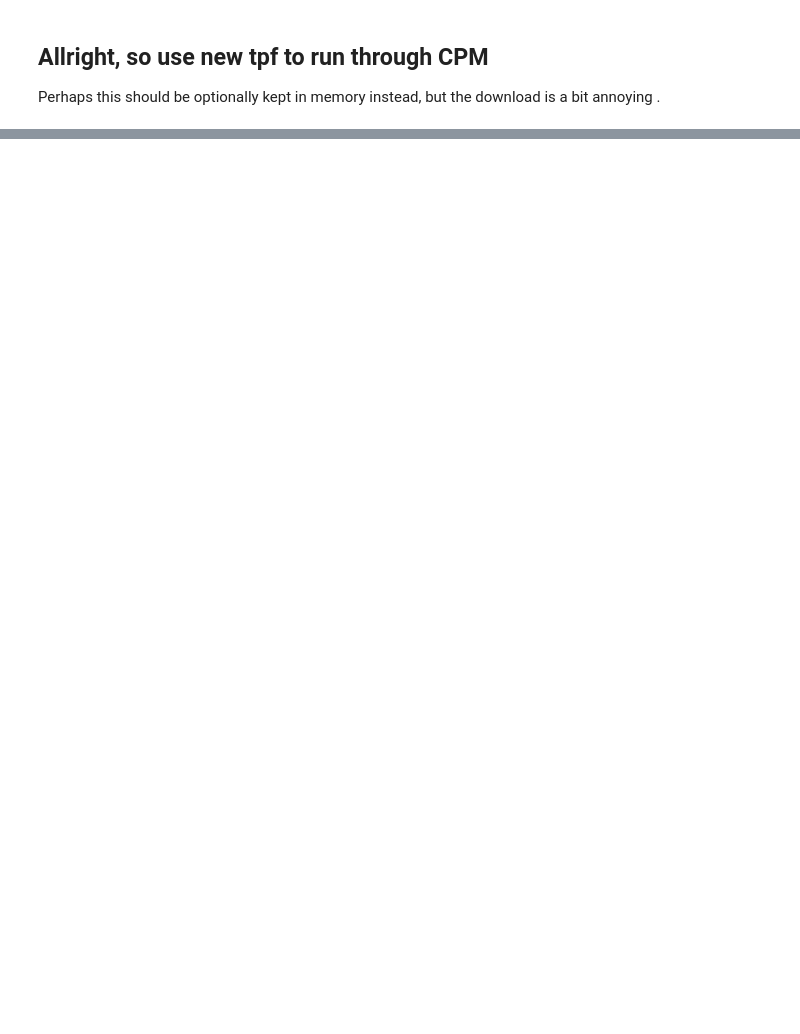
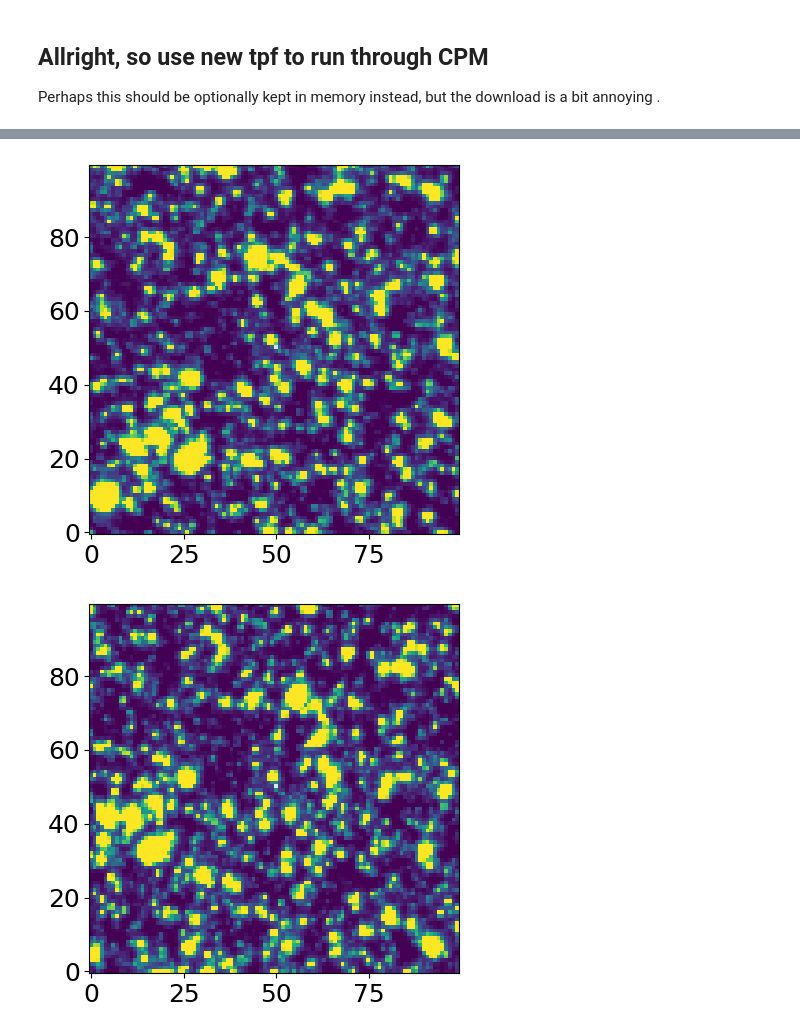
Before and after one commit to tylerapritchard/tess_cpm, a Jupyter notebook: TESSTessZTF_Community.ipynb, the cells around one changed output, grey strips where cells are left out. Cells and saved outputs as stored; diff of their text form; code cells hidden in the pictures; blank space fills up the shorter version.

```diff
--- a/TESSTessZTF_Community.ipynb
+++ b/TESSTessZTF_Community.ipynb
@@ -232,0 +220,10 @@ for i in range(n):
+# %%
+sn_s14.set_aperture(rowrange=[50, 51], colrange=[50,51])
+sn_s14.plot_cutout(show_aperture=True)
+sn_s14.add_cpm_model()
+sn_s14.add_poly_model(num_terms=0)
+sn_s14.set_regs([0.01, 0.1])
+sn_s14.holdout_fit_predict(k=50);
+sn_s14.plot_pix_by_pix("rescaled_cpm_subtracted_flux", split=True)
+sn_s14_lc = sn_s14.get_aperture_lc("cpm_subtracted_flux")
+plt.plot(sn_s14.time, sn_s14_lc)
@@ -232,0 +254,11 @@ for i in range(n):
+# %%
+sn_s16.set_aperture(rowrange=[49,50], colrange=[50,51])#49-51 ok
+sn_s16.plot_cutout(show_aperture=True)
+sn.plot_pix_by_pix(data_type="raw")
+sn_s16.add_cpm_model()
+sn_s16.add_poly_model()
+sn_s16.set_regs([0.01, 0.1])
+sn_s16.holdout_fit_predict(k=50);
+sn_s16.plot_pix_by_pix("rescaled_cpm_subtracted_flux", split=True)
+sn_s16_lc = sn_s16.get_aperture_lc("cpm_subtracted_flux")
+plt.plot(sn_s16.time, sn_s16_lc)
@@ -232,0 +272,7 @@ for i in range(n):
+# %%
+sn_s14.plot_cutout(show_aperture=True)
+sn_s15.plot_cutout(show_aperture=True)
+sn_s16.plot_cutout(show_aperture=True)
+# %% [output]
+[figure, added]
+[figure, added]
```
Also changed, not shown: parts of 24 cells of this notebook, 1 other file.
